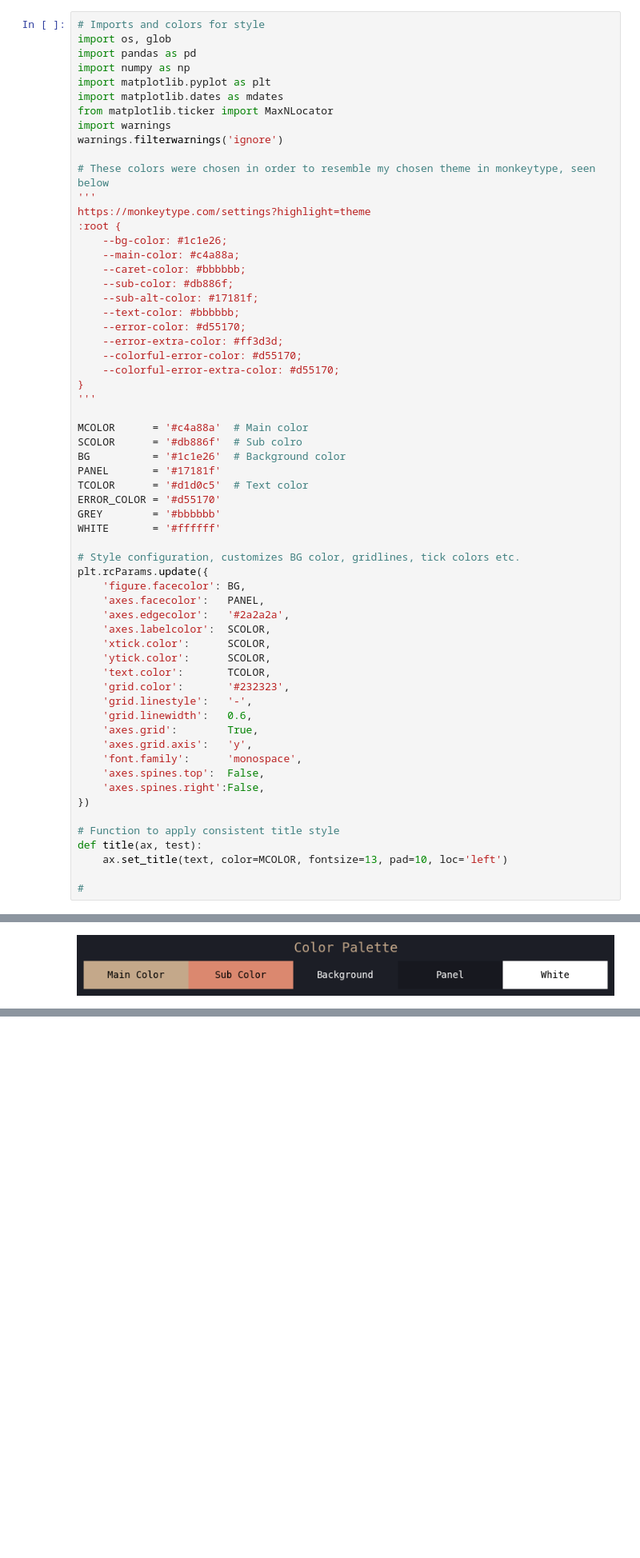
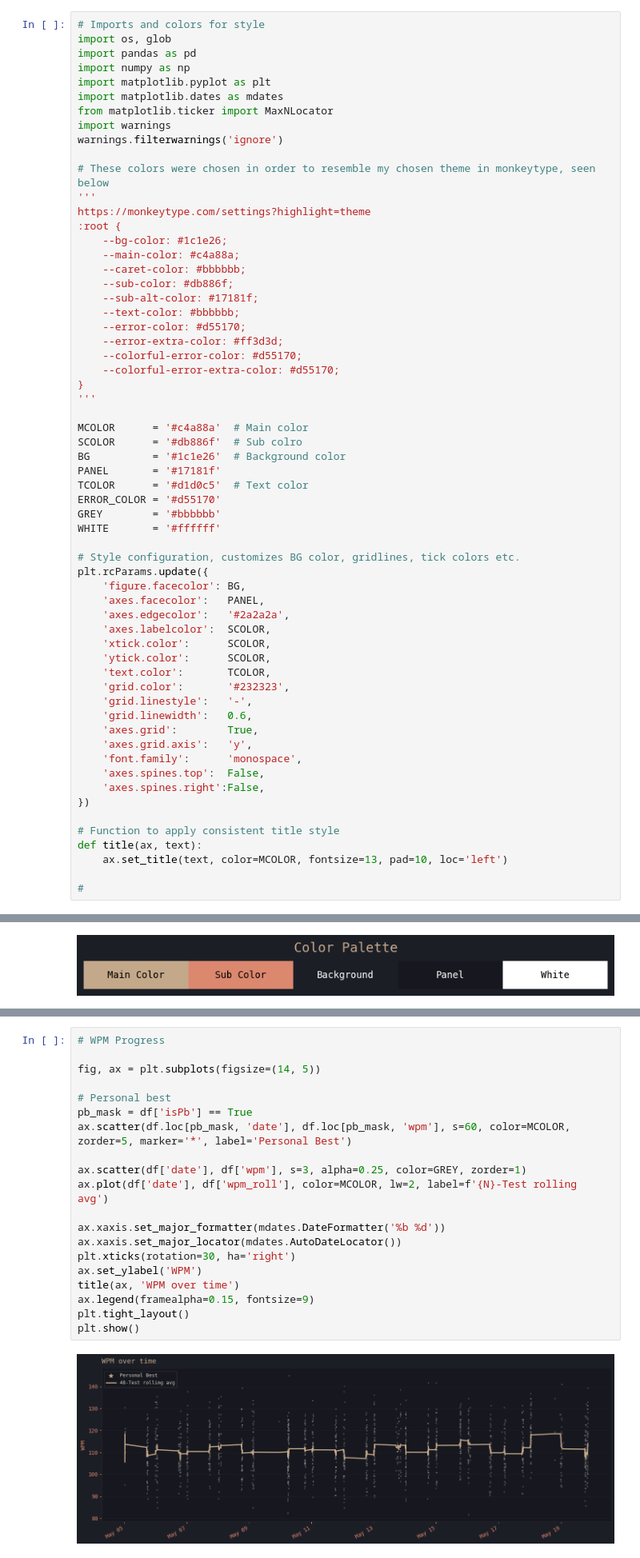
Before and after one commit to AYCDJ/Monkeytype-Data, a Jupyter notebook: Monkeytype.ipynb, the cells around one changed output, grey strips where cells are left out. Shown at 80% size. Saved outputs shown, nothing was run; the diff lists cells and outputs as text; blank space fills up the shorter version.

```diff
--- a/Monkeytype.ipynb
+++ b/Monkeytype.ipynb
@@ -73,7 +73,7 @@ plt.rcParams.update({
 })
 
 # Function to apply consistent title style
-def title(ax, test):
+def title(ax, text):
     ax.set_title(text, color=MCOLOR, fontsize=13, pad=10, loc='left')
 
 #
@@ -190,3 +182,25 @@ Rolling window: 48 tests
 | 50% | 110.48 | 94.64 | 116.84 | 74.67 | 0.0 | 14.99 |
 | 75% | 118.49 | 96.64 | 123.29 | 78.99 | 0.0 | 14.99 |
 | max | 144.89 | 100.00 | 147.29 | 91.70 | 0.0 | 15.00 |
+# %%
+# WPM Progress
+
+fig, ax = plt.subplots(figsize=(14, 5))
+
+# Personal best
+pb_mask = df['isPb'] == True
+ax.scatter(df.loc[pb_mask, 'date'], df.loc[pb_mask, 'wpm'], s=60, color=MCOLOR, zorder=5, marker='*', label='Personal Best')
+
+ax.scatter(df['date'], df['wpm'], s=3, alpha=0.25, color=GREY, zorder=1)
+ax.plot(df['date'], df['wpm_roll'], color=MCOLOR, lw=2, label=f'{N}-Test rolling avg')
+
+ax.xaxis.set_major_formatter(mdates.DateFormatter('%b %d'))
+ax.xaxis.set_major_locator(mdates.AutoDateLocator())
+plt.xticks(rotation=30, ha='right')
+ax.set_ylabel('WPM')
+title(ax, 'WPM over time')
+ax.legend(framealpha=0.15, fontsize=9)
+plt.tight_layout()
+plt.show()
+# %% [output]
+[figure, added]
```
Also changed, not shown: parts of 1 cell of this notebook.
